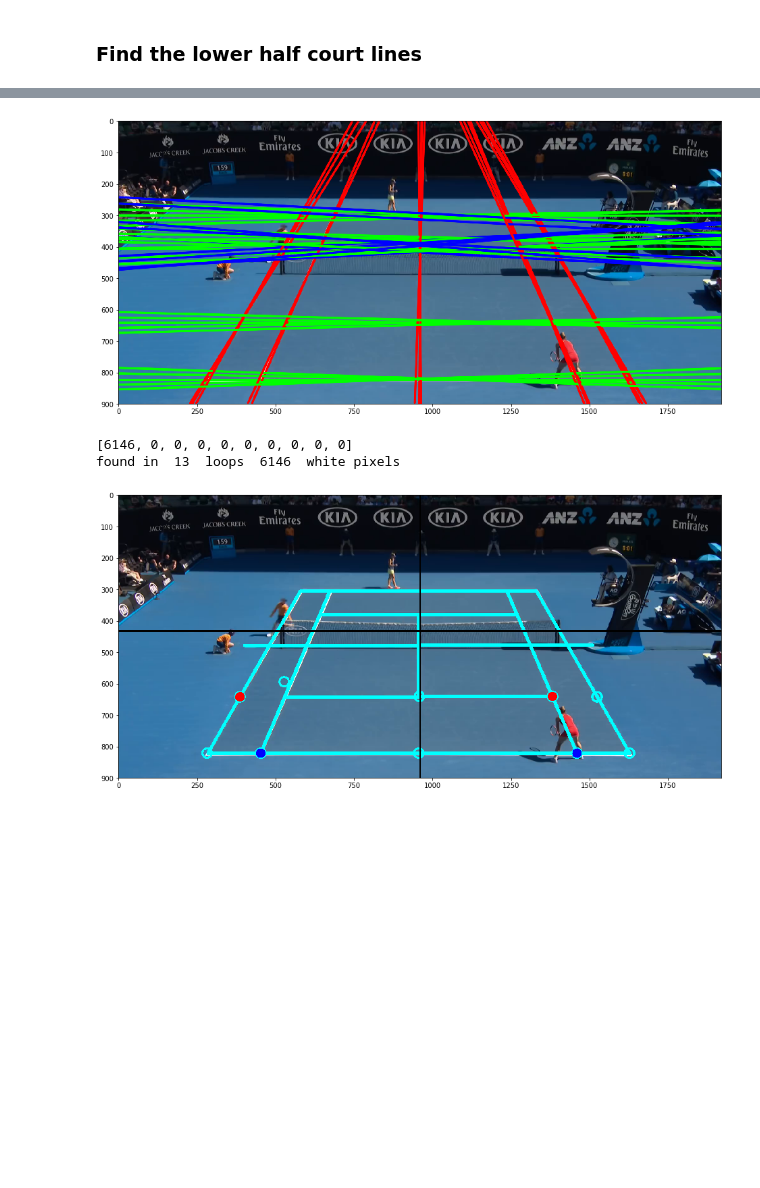
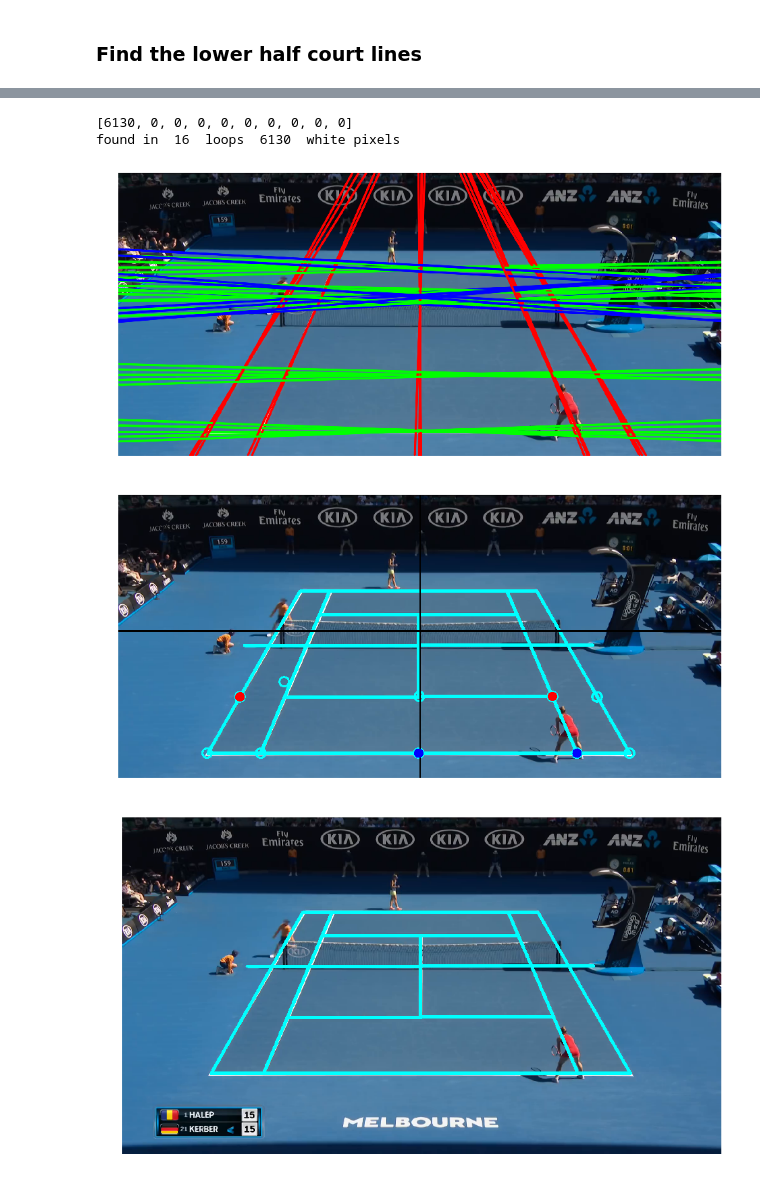
Before and after one commit to maschill/tennis_balltracking, a Jupyter notebook: code/Court Detection.ipynb, the cells around one changed output, grey strips where cells are left out. Saved outputs shown, nothing was run; the diff lists cells and outputs as text; code cells hidden in the pictures; blank space fills up the shorter version.

```diff
--- a/code/Court Detection.ipynb
+++ b/code/Court Detection.ipynb
@@ -18,11 +18,13 @@ import cv2
 # %%
 frame = cv2.imread('../images/3_image_GP_00306.png')
 
-def imshow(img):
+def imshow(img, save=None):
     frame = cv2.cvtColor(img, cv2.COLOR_BGR2RGB)
     plt.figure( figsize=(16,10))
     plt.imshow(frame)
-    plt.show()
+    plt.axis('off')
+    if save is not None:
+        plt.savefig(save, bbox_inches='tight', pad_inches=0)
 
 def ptransform(points, h):
     points_new = []
@@ -110,6 +114,7 @@ h_best = None
 
 frame = cv2.imread('../images/3_image_GP_00306.png')
 frame_heigt, frame_width, _ = frame.shape
+frame_=copy.deepcopy(frame)
 frame = frame[:900, :, :]
 # frame = cv2.resize(frame, (980,560))
 imshow(frame)
@@ -120,6 +125,8 @@ gray_threshold = cv2.bitwise_and(gray, gray, mask = dst)
 
 plt.figure(figsize=(16,10))
 plt.imshow(gray_threshold, cmap='gist_gray')
+plt.axis('off')
+plt.savefig('threshold.png', bbox_inches='tight', pad_inches=0)
 plt.show()
 
 edges = cv2.Canny(gray_threshold, 50, 200)
@@ -167,7 +174,7 @@ if not lines is None:
                 groups[2].append(ph[0])
                 cv2.line(cp_,(x1,y1),(x2,y2),(255,0,0),5, cv2.LINE_AA)
 
-    imshow(cp_)
+    imshow(cp_, save='lines.png')
     if (len(groups[0]) < 2 ) or (len(groups[1]) < 2):
         # cv2.imshow('frame', frame)
         h_best = h_last_frame
@@ -328,9 +335,14 @@ if h_best is not None:
         [points_new[10], points_new[13]],  #center service line
         [points_new[14], points_new[15]]   #halfway line
         ]
+
 if warp_lines is not None:
     for l in warp_lines:
         cv2.line(frame, l[0], l[1], (255,255,0), thicknes)
+
+if warp_lines is not None:
+    for l in warp_lines:
+        cv2.line(frame_, l[0], l[1], (255,255,0), thicknes)
 
 cv2.line(frame, (int(half_width),0), (int(half_width),2000), (0,0,0), 3)
 cv2.line(frame, (0,int(heigh_const)), (2000, int(heigh_const)), (0,0,0), 3)
@@ -347,5 +359,6 @@ if used is not None:
 # if points_new is not None:
 #     cv2.rectangle(frame, (points_new[14][0]-frame.shape[1]//20,points_new[14][1]-frame.shape[0]//5), (points_new[14][0]+frame.shape[1]//20,points_new[14][1]+frame.shape[0]//10), (255,0,255), 5 )
 
-imshow(frame)
+imshow(frame, save='final_detection.png')
+imshow(frame_, save='projected.png')
 # %% [output]
@@ -354,4 +367,5 @@ imshow(frame)
+[6130, 0, 0, 0, 0, 0, 0, 0, 0, 0]
+found in  16  loops  6130  white pixels
-[figure, old version]
+[figure, new version]
-[6146, 0, 0, 0, 0, 0, 0, 0, 0, 0]
-found in  13  loops  6146  white pixels
-[figure, old version]
+[figure, new version]
+[figure, added]
```
Also changed, not shown: parts of 6 cells of this notebook, 2 other files.
